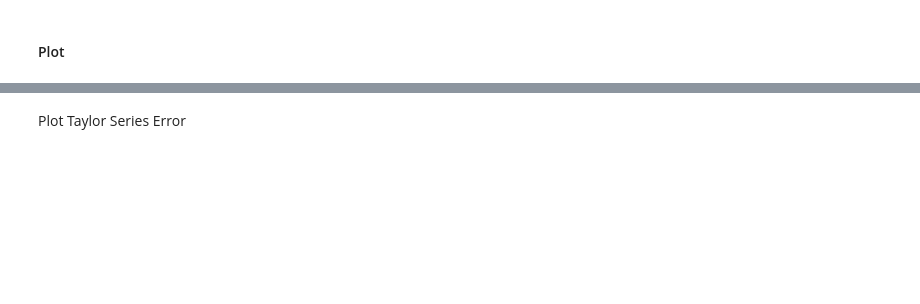
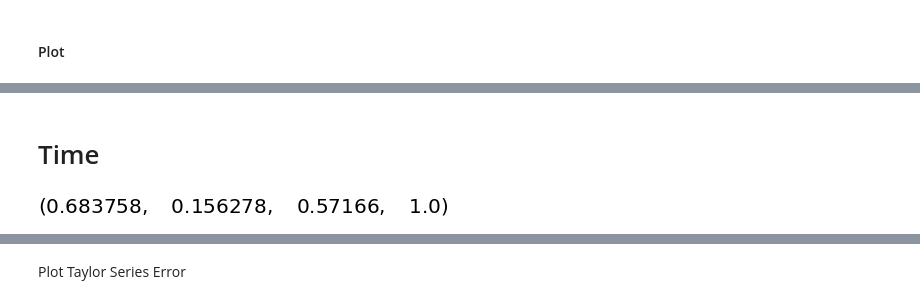
Before and after one commit to OliverEvans96/kelp, a Jupyter notebook: code/python/ManufacturedSolution.ipynb, the cells around one changed output, grey strips where cells are left out. Drawn from its saved outputs; the diff is of its cells as text; code cells hidden in the pictures; blank space fills up the shorter version.

```diff
--- a/code/python/ManufacturedSolution.ipynb
+++ b/code/python/ManufacturedSolution.ipynb
@@ -1210,0 +1373,2 @@ IndexError: boolean index did not match indexed array along dimension 3; dimensi
+# %% [markdown]
+# Time
@@ -1210,0 +1377,4 @@ IndexError: boolean index did not match indexed array along dimension 3; dimensi
+# %%
+cm.plasma(100)
+# %% [output]
+[figure, added]
```
Also changed, not shown: parts of 33 cells of this notebook, 9 other files.
